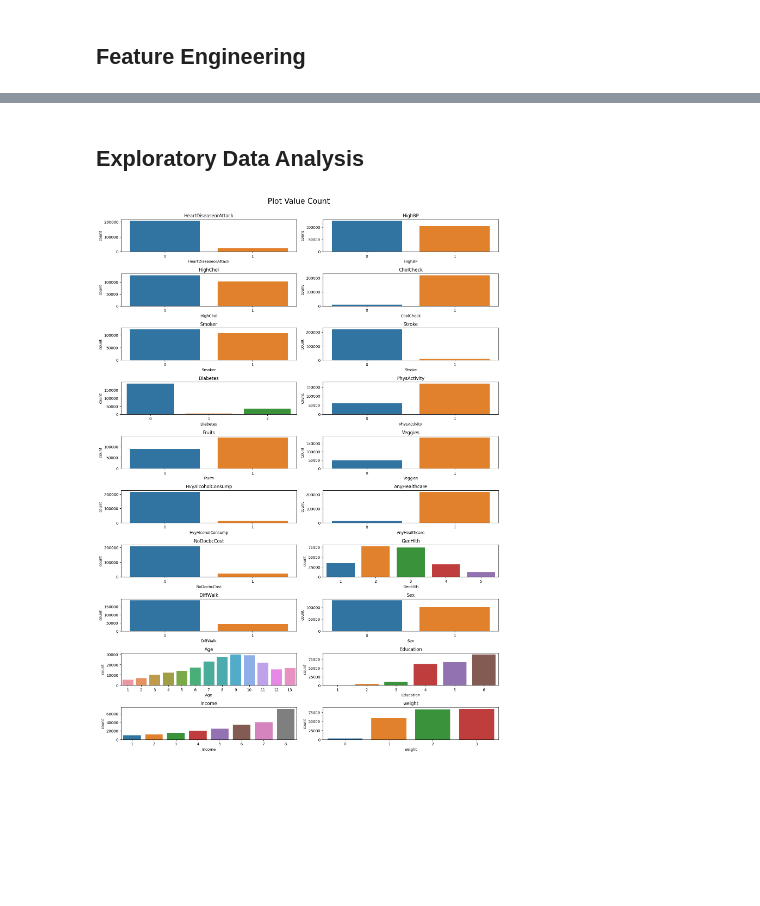
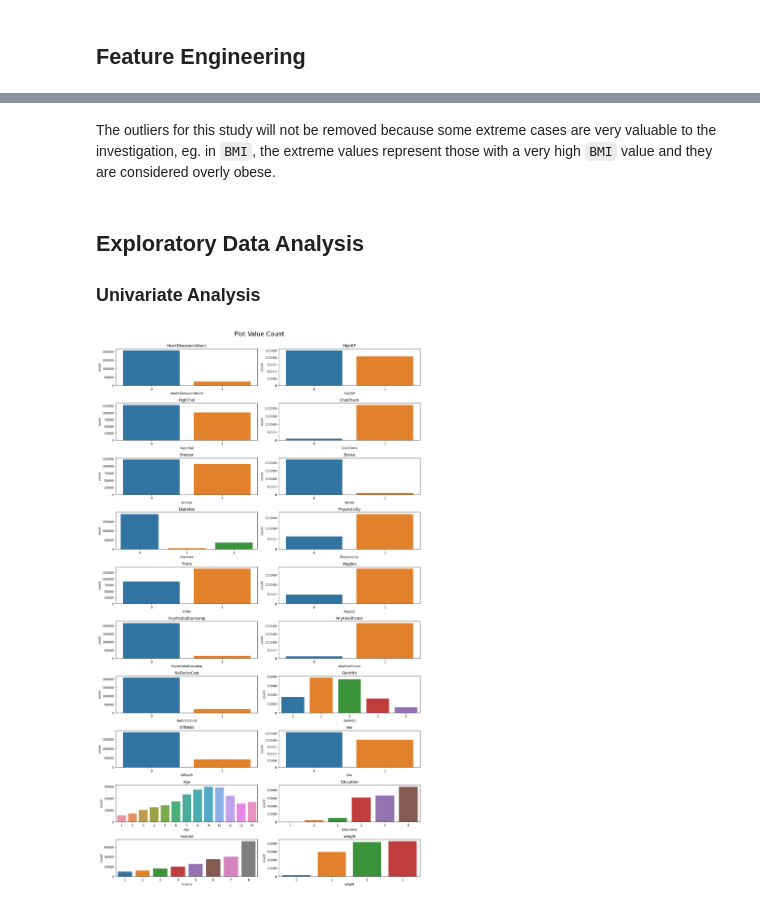
Before and after one commit to teofizzy/heart_disease_or_attack_prediction, a Jupyter notebook: heart_disease_project.ipynb, the cells around one changed output, grey strips where cells are left out. Cells and saved outputs as stored; diff of their text form; code cells hidden in the pictures; blank space fills up the shorter version.

```diff
--- a/heart_disease_project.ipynb
+++ b/heart_disease_project.ipynb
@@ -311,0 +373,26 @@ for col in cat_col:
+# %%
+# categorizing the columns into various categories
+bp = 'HighBP'
+chol = ['HighChol', 'CholCheck']
+bmi = 'BMI'
+smoke = 'Smoker'
+chronic_cond = ['Stroke', 'Diabetes']
+phys_act = 'PhysActivity'
+diet = ['Fruits', 'Veggies']
+alcohol = 'HvyAlchoholConsump'
+health_care = ['AnyHealthcare', 'NoDocbcCost']
+health = ['MentHlth', 'PhysHlth','GenHlth', 'DiffWalk']
+demographics = ['Sex', 'Age', 'Education', 'Income']
+
+# numeric categories
+numeric_cols = ['BMI', 'MentHlth', 'PhysHlth']
+# %%
+# Checking for outliers
+plt.figure(figsize=(16,20))
+for idx, col in enumerate(numeric_cols):
+    plt.subplot(len(numeric_cols), 1, idx+1)
+    plt.suptitle("Plot distribution", fontsize=20, x=0.5, y=1)
+    sns.boxplot(heart_data[col])
+    plt.title(f"Distribution of {col}")
+    plt.tight_layout()
+plt.show()
@@ -312,13 +401,16 @@ for col in cat_col:
+# %% [markdown]
+The outliers for this study will not be removed because some extreme cases are very valuable to the investigation, eg. in `BMI`, the extreme values represent those with a very high `BMI` value and they are considered overly obese.
 # %% [markdown]
 ## Exploratory Data Analysis
+### Univariate Analysis
 # %%
-plt.figure(figsize=(15,40))
+plt.figure(figsize=(15,50))
 for i,col in enumerate(cat_col):
     plt.subplot(len(cat_col), 2, i+1)
     plt.suptitle("Plot Value Count", fontsize=20, x=0.5, y=1)
     sns.countplot(data=heart_data, x=col)
     plt.title(f"{col}")
     plt.tight_layout()
 plt.show()
 # %% [output]
-[figure, old version]
+[figure, new version]
```
Also changed, not shown: parts of 58 cells of this notebook, 8 other files.
